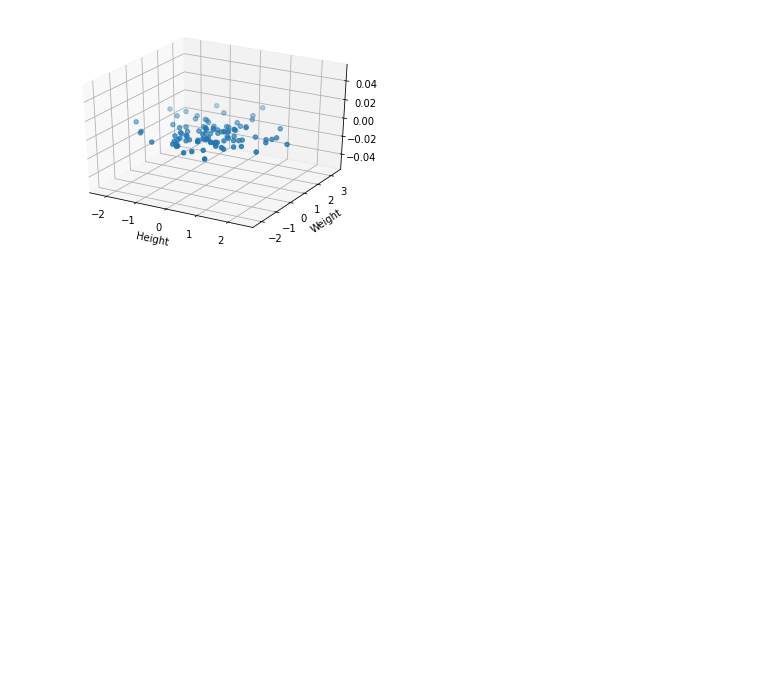
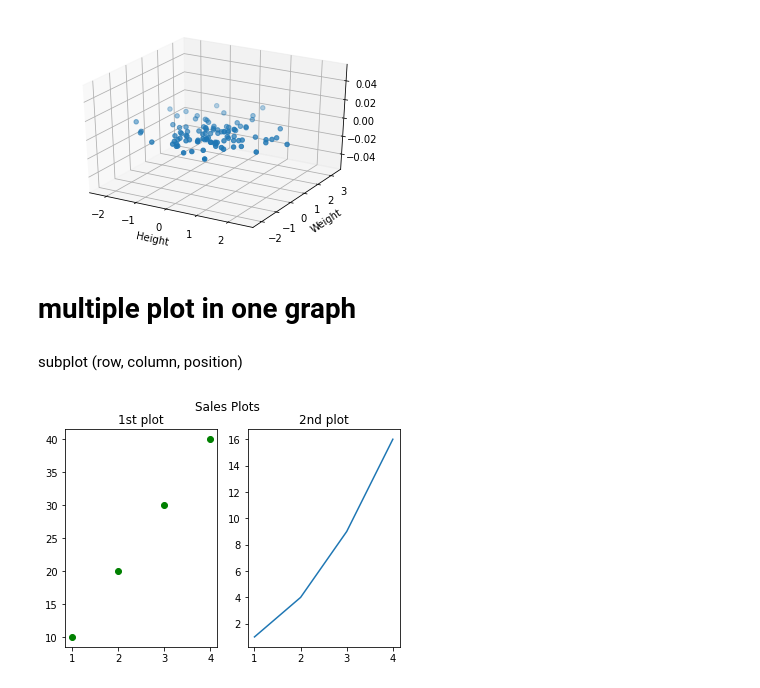
Before and after one commit to RKulagowska/Python-trainings, a Jupyter notebook: matplotlib.ipynb, the cells around one changed output. Cells and saved outputs as stored; diff of their text form; code cells hidden in the pictures; blank space fills up the shorter version.

```diff
--- a/matplotlib.ipynb
+++ b/matplotlib.ipynb
@@ -216,3 +216,22 @@ c.set_ylabel('Weight')
 plt.show()
 # %% [output]
 [figure]
+# %% [markdown]
+# multiple plot in one graph
+# %% [markdown]
+subplot (row, column, position)
+# %%
+plt.subplot(1,2,1)
+plt.plot([1,2,3,4],[10,20,30,40], 'go')
+plt.title('1st plot')
+
+x= np.arange(1,5)
+y= x**2
+
+plt.subplot(1,2,2)
+plt.plot(x,y)
+plt.title('2nd plot')
+plt.suptitle('Sales Plots')
+plt.show()
+# %% [output]
+[figure, added]
```
Also changed, not shown: parts of 14 cells of this notebook.
